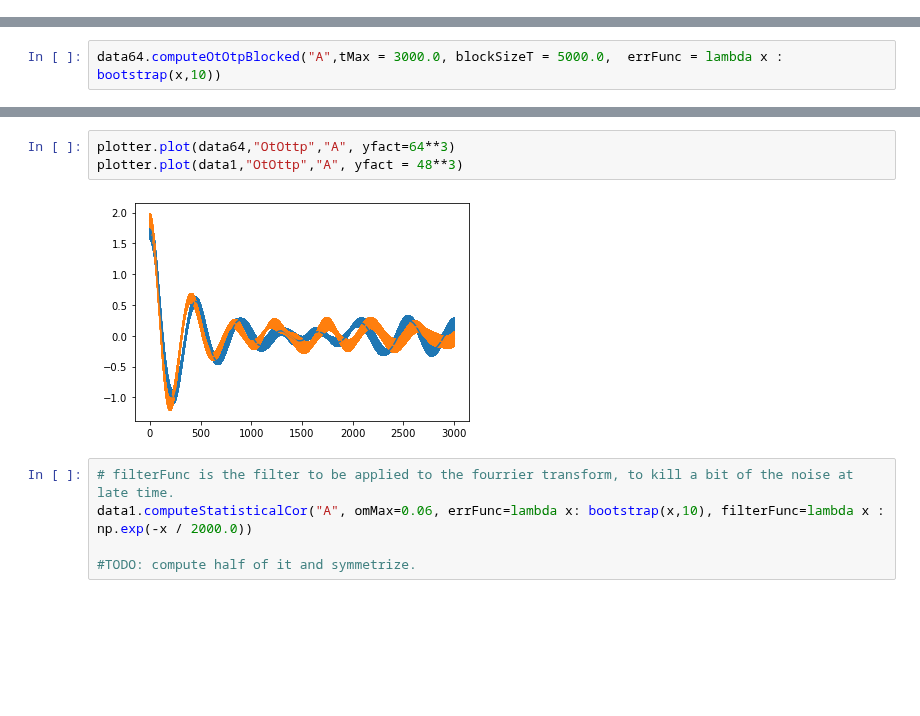
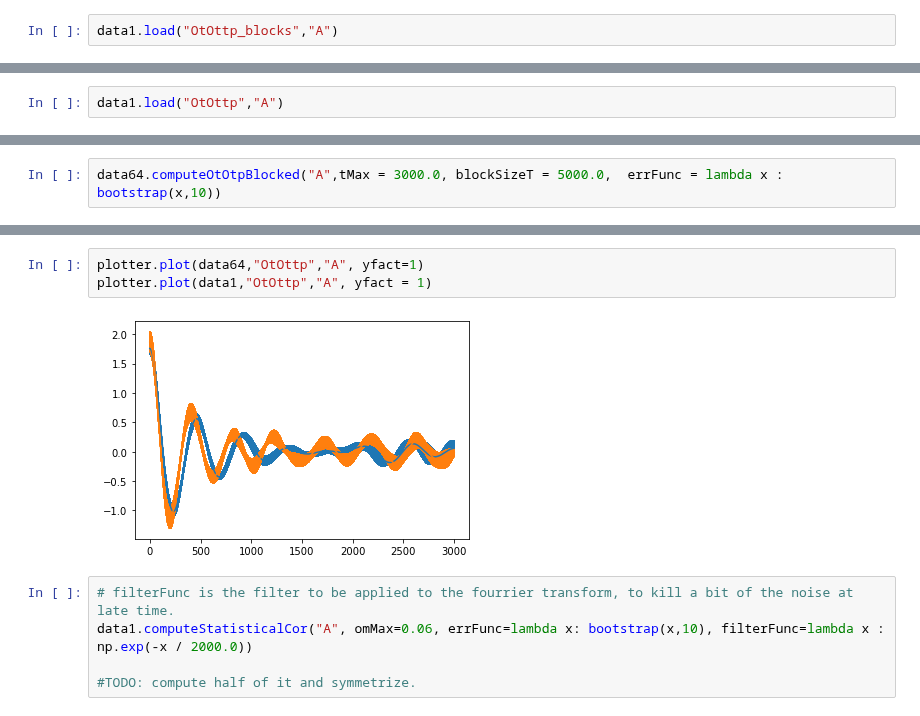
Before and after one commit to jannisgebbo/langevinA, a Jupyter notebook: jupyter_notebooks/ModelG_spectral_function.ipynb, the cells around one changed output, grey strips where cells are left out. Drawn from its saved outputs; the diff is of its cells as text; blank space fills up the shorter version.

```diff
--- a/jupyter_notebooks/ModelG_spectral_function.ipynb
+++ b/jupyter_notebooks/ModelG_spectral_function.ipynb
@@ -56,0 +62,2 @@ data1.computeOtOtpBlocked("A", momNum = 0, tMax = 3000.0, blockSizeT = 5000.0,
+# %%
+data1.load("OtOttp_blocks","A")
@@ -60,0 +97,2 @@ plotter.plot(data1,"OtOttp","A")
+# %%
+data1.load("OtOttp","A")
@@ -63,8 +114,8 @@ data64.computeOtOtpBlocked("A",tMax = 3000.0, blockSizeT = 5000.0,  errFunc = la
 # %%
-plotter.plot(data64,"OtOttp","A", yfact=64**3)
-plotter.plot(data1,"OtOttp","A", yfact = 48**3)
+plotter.plot(data64,"OtOttp","A", yfact=1)
+plotter.plot(data1,"OtOttp","A", yfact = 1)
 # %% [output]
-[figure, old version]
+[figure, new version]
 # %%
 # filterFunc is the filter to be applied to the fourrier transform, to kill a bit of the noise at late time.
 data1.computeStatisticalCor("A", omMax=0.06, errFunc=lambda x: bootstrap(x,10), filterFunc=lambda x : np.exp(-x / 2000.0))
```
Also changed, not shown: parts of 29 cells of this notebook, 3 other files.
